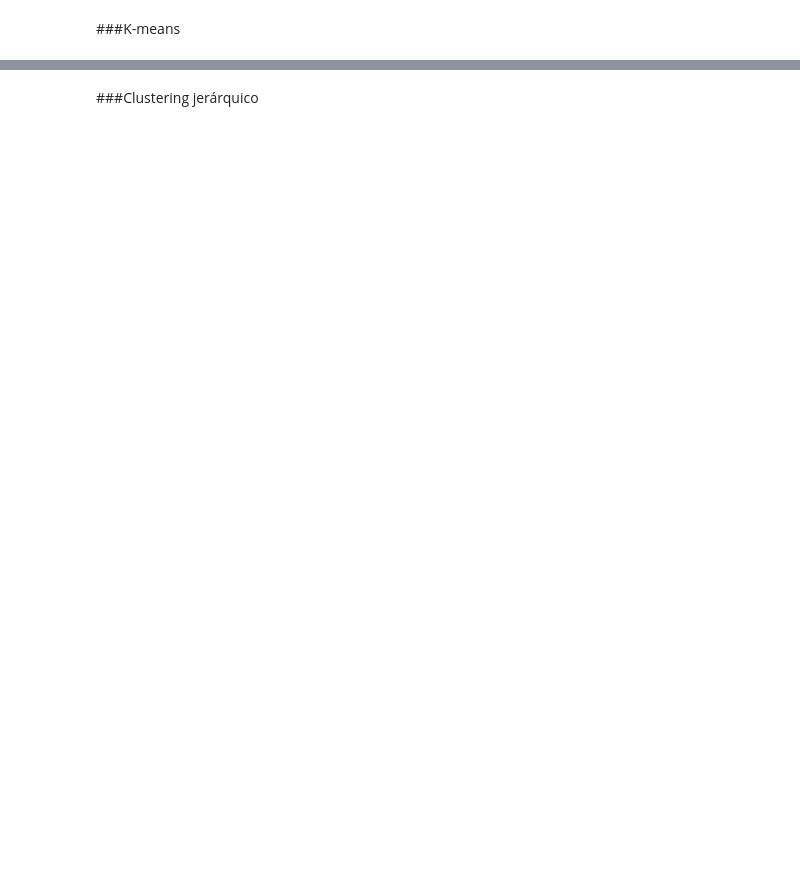
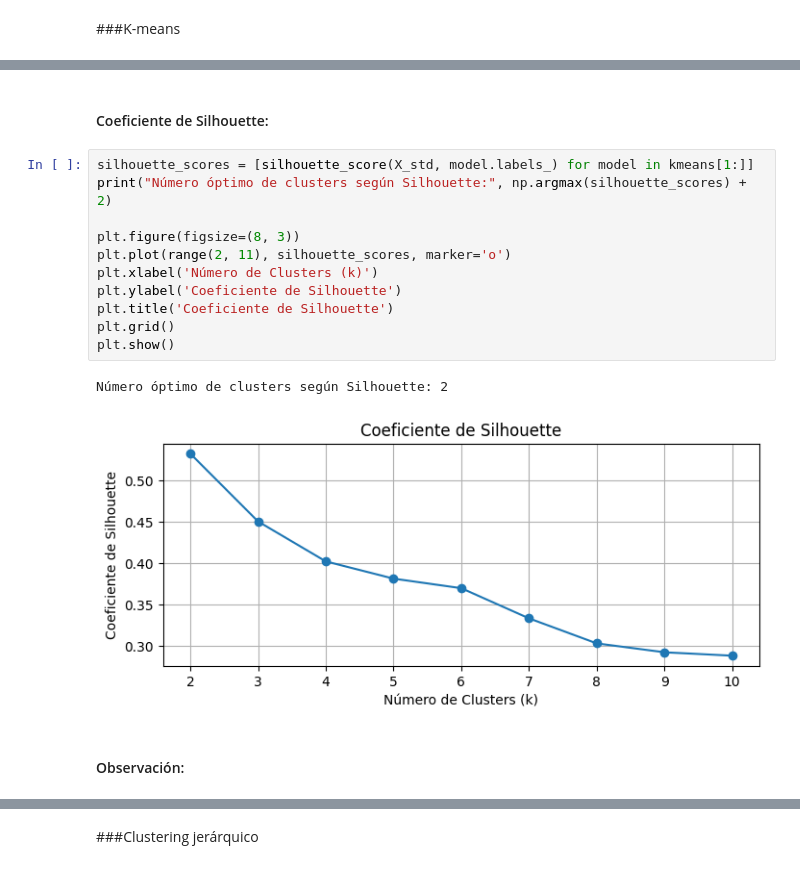
Before and after one commit to manuellazarte/TP-Mineria-Datos-Pinguinos, a Jupyter notebook: TP1_Lazarte_Larrubia.ipynb, the cells around one changed output, grey strips where cells are left out. Cells and saved outputs as stored; diff of their text form; blank space fills up the shorter version.

```diff
--- a/TP1_Lazarte_Larrubia.ipynb
+++ b/TP1_Lazarte_Larrubia.ipynb
@@ -421,0 +525,18 @@ Es decir, el primer eje concentra la separación entre especies y los ejes adici
+# %% [markdown]
+#### Coeficiente de Silhouette:
+# %%
+silhouette_scores = [silhouette_score(X_std, model.labels_) for model in kmeans[1:]]
+print("Número óptimo de clusters según Silhouette:", np.argmax(silhouette_scores) + 2)
+
+plt.figure(figsize=(8, 3))
+plt.plot(range(2, 11), silhouette_scores, marker='o')
+plt.xlabel('Número de Clusters (k)')
+plt.ylabel('Coeficiente de Silhouette')
+plt.title('Coeficiente de Silhouette')
+plt.grid()
+plt.show()
+# %% [output]
+Número óptimo de clusters según Silhouette: 2
+[figure, added]
+# %% [markdown]
+#### Observación:
```
Also changed, not shown: parts of 45 cells of this notebook.
